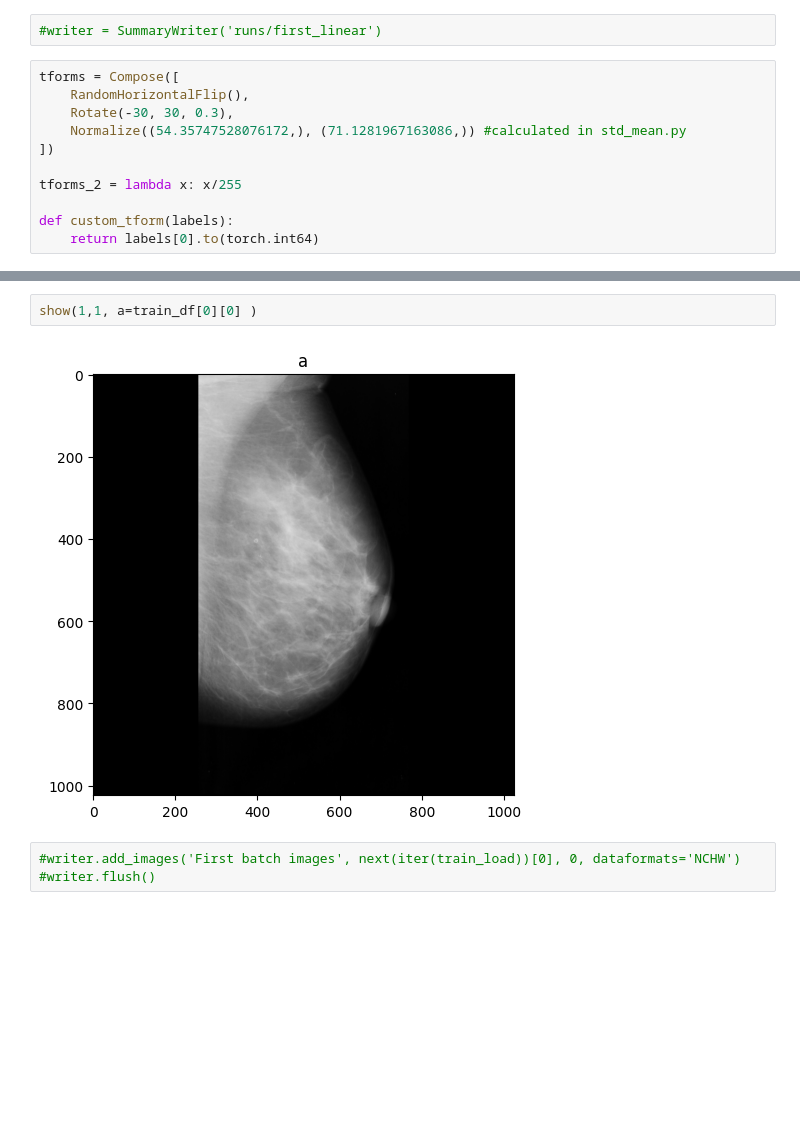
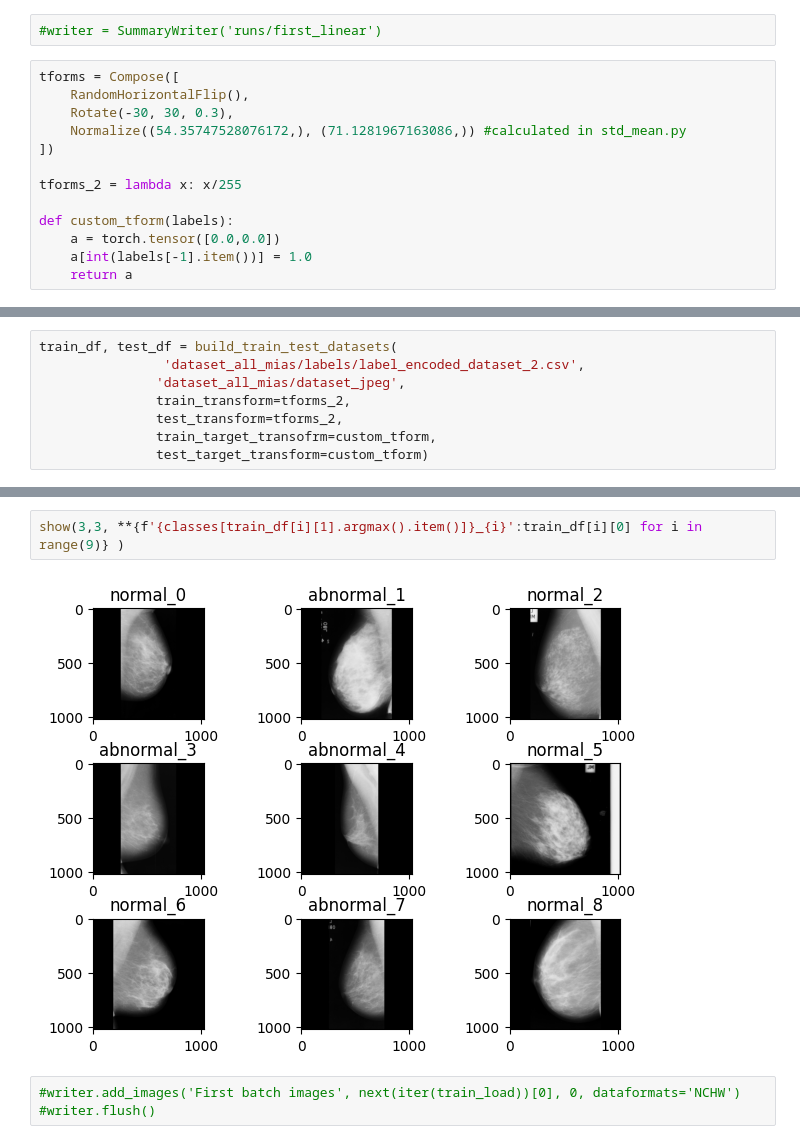
Before and after one commit to Parsa-Aghasi/BreastNet, a Jupyter notebook: codes/test.ipynb, the cells around one changed output, grey strips where cells are left out. Saved outputs shown, nothing was run; the diff lists cells and outputs as text; blank space fills up the shorter version.

Commit message:
Test binary classification

```diff
--- a/codes/test.ipynb
+++ b/codes/test.ipynb
@@ -30,4 +28,6 @@ tforms = Compose([
 tforms_2 = lambda x: x/255
 
 def custom_tform(labels):
-    return labels[0].to(torch.int64)
+    a = torch.tensor([0.0,0.0])
+    a[int(labels[-1].item())] = 1.0
+    return a
@@ -42,3 +34,11 @@ train_df, test_df = build_train_test_datasets(
+# %%
+train_df, test_df = build_train_test_datasets(
+                'dataset_all_mias/labels/label_encoded_dataset_2.csv',
+               'dataset_all_mias/dataset_jpeg',
+               train_transform=tforms_2,
+               test_transform=tforms_2,
+               train_target_transofrm=custom_tform,
+               test_target_transform=custom_tform)
 # %%
 train_load, test_load = DataLoader(train_df, batch_size=10), DataLoader(test_df, batch_size=10)
 
@@ -50,9 +50,9 @@ classes = {0: 'CIRC', 1: 'NORM', 2: 'MISC', 3: 'ASYM', 4: 'ARCH', 5: 'SPIC', 6:
 # %% [output]
 Using mps device
 # %%
-show(1,1, a=train_df[0][0] )
+show(3,3, **{f'{classes[train_df[i][1].argmax().item()]}_{i}':train_df[i][0] for i in range(9)} )
 # %% [output]
-[figure, old version]
+[figure, new version]
 # %%
 #writer.add_images('First batch images', next(iter(train_load))[0], 0, dataformats='NCHW')
 #writer.flush()
```
Also changed, not shown: parts of 14 cells of this notebook, 4 other files.
